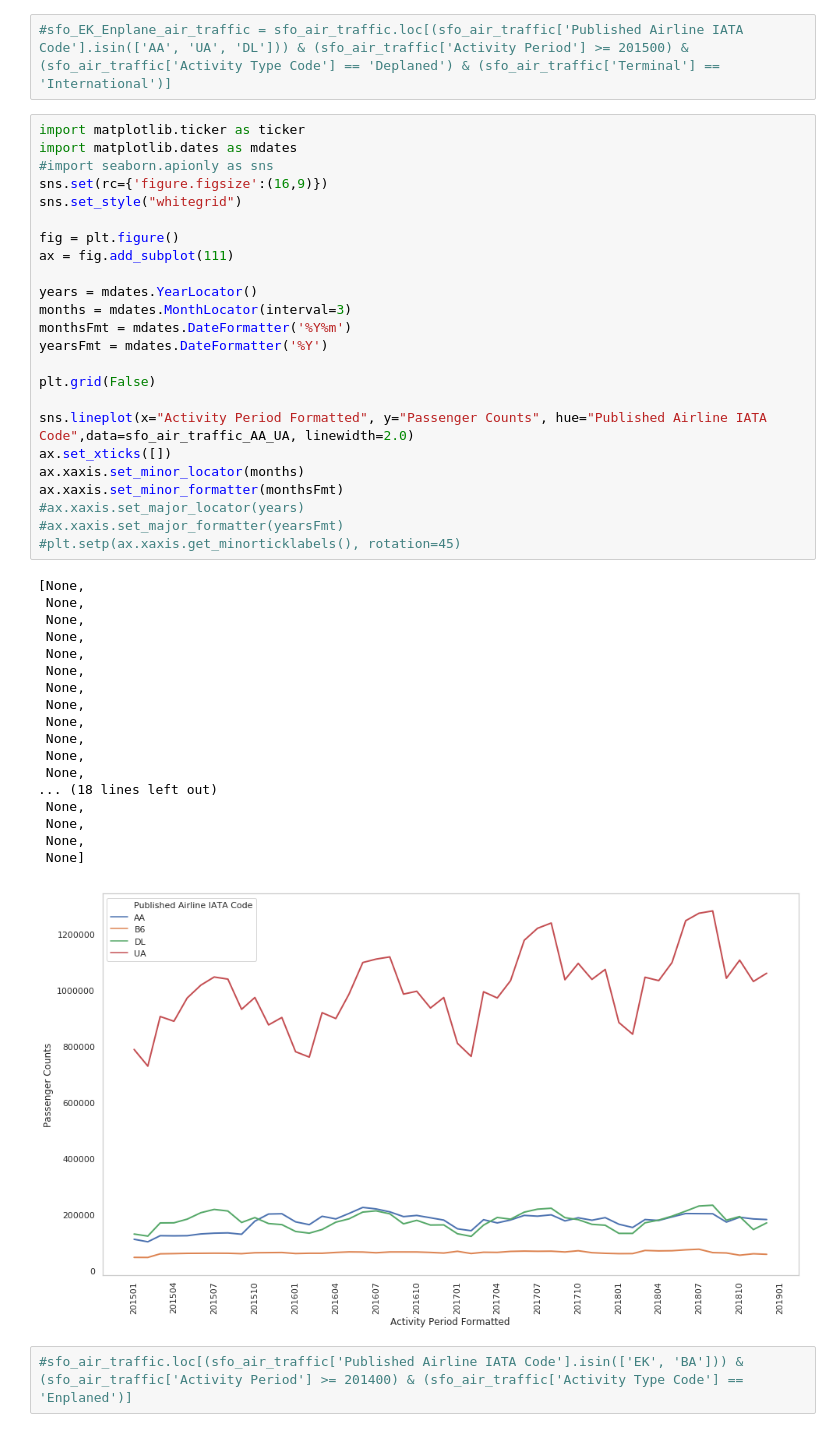
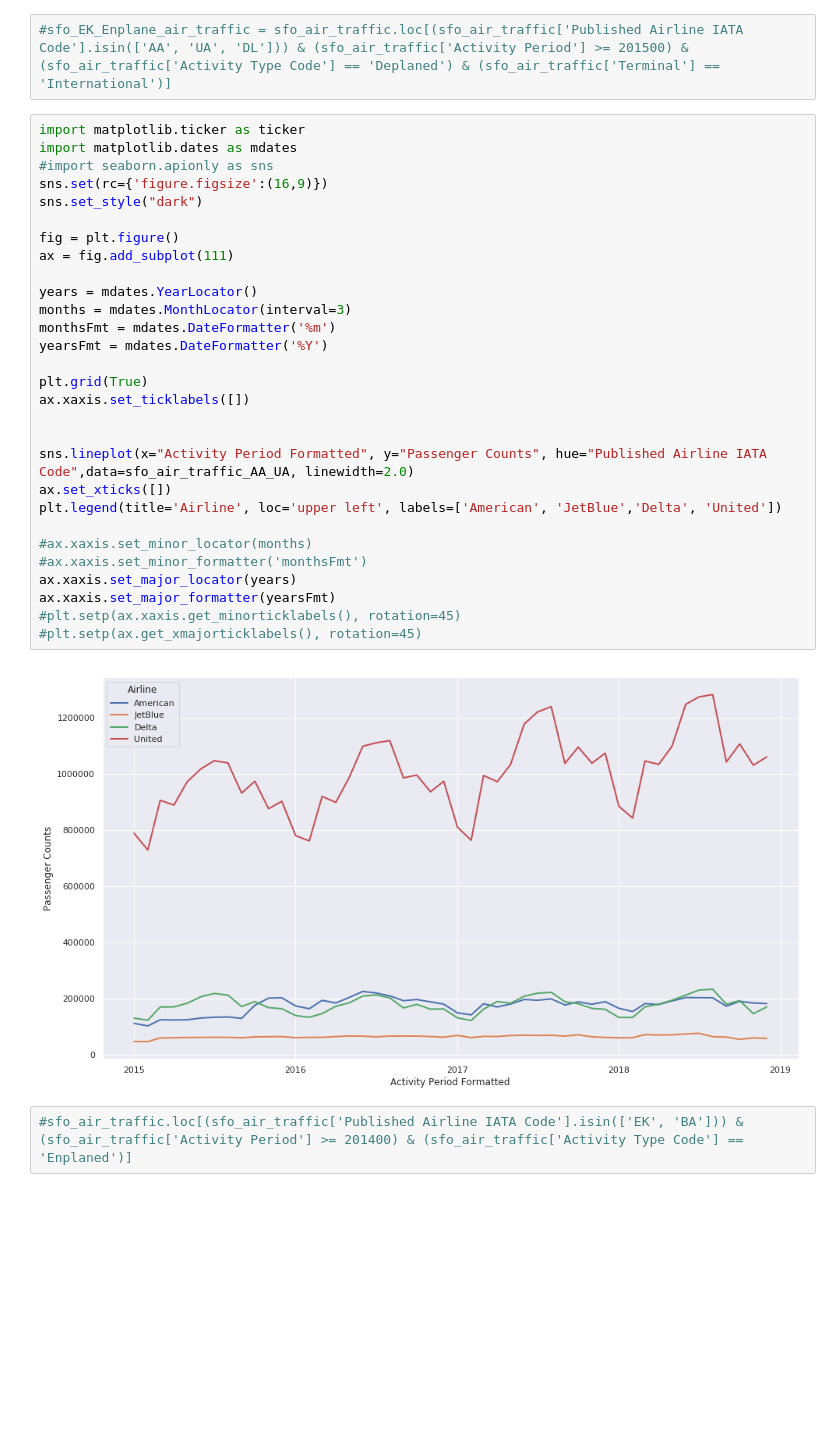
Before and after one commit to Saranyanv/test, a Jupyter notebook: 455_Assignment1.ipynb, the cells around one changed output. Drawn from its saved outputs; the diff is of its cells as text; blank space fills up the shorter version.

```diff
--- a/455_Assignment1.ipynb
+++ b/455_Assignment1.ipynb
@@ -83,45 +83,33 @@ sfo_air_traffic_AA_UA['Activity Period Formatted']=pd.to_datetime(sfo_air_traffi
 # %%
 import matplotlib.ticker as ticker
 import matplotlib.dates as mdates
 #import seaborn.apionly as sns
 sns.set(rc={'figure.figsize':(16,9)})
-sns.set_style("whitegrid")
+sns.set_style("dark")
 
 fig = plt.figure()
 ax = fig.add_subplot(111)
 
 years = mdates.YearLocator()
 months = mdates.MonthLocator(interval=3)
-monthsFmt = mdates.DateFormatter('%Y%m')
+monthsFmt = mdates.DateFormatter('%m')
 yearsFmt = mdates.DateFormatter('%Y')
 
-plt.grid(False)
+plt.grid(True)
+ax.xaxis.set_ticklabels([])
+
 
 sns.lineplot(x="Activity Period Formatted", y="Passenger Counts", hue="Published Airline IATA Code",data=sfo_air_traffic_AA_UA, linewidth=2.0)
 ax.set_xticks([])
-ax.xaxis.set_minor_locator(months)
-ax.xaxis.set_minor_formatter(monthsFmt)
-#ax.xaxis.set_major_locator(years)
-#ax.xaxis.set_major_formatter(yearsFmt)
+plt.legend(title='Airline', loc='upper left', labels=['American', 'JetBlue','Delta', 'United'])
+
+#ax.xaxis.set_minor_locator(months)
+#ax.xaxis.set_minor_formatter('monthsFmt')
+ax.xaxis.set_major_locator(years)
+ax.xaxis.set_major_formatter(yearsFmt)
 #plt.setp(ax.xaxis.get_minorticklabels(), rotation=45)
+#plt.setp(ax.get_xmajorticklabels(), rotation=45)
 # %% [output]
-[None,
- None,
- None,
- None,
- None,
- None,
- None,
- None,
- None,
- None,
- None,
- None,
-... (18 lines left out)
- None,
- None,
- None,
- None]
-[figure, old version]
+[figure, new version]
 # %%
 #sfo_air_traffic.loc[(sfo_air_traffic['Published Airline IATA Code'].isin(['EK', 'BA'])) & (sfo_air_traffic['Activity Period'] >= 201400) & (sfo_air_traffic['Activity Type Code'] == 'Enplaned')]
```
Also changed, not shown: parts of 1 cell of this notebook.
